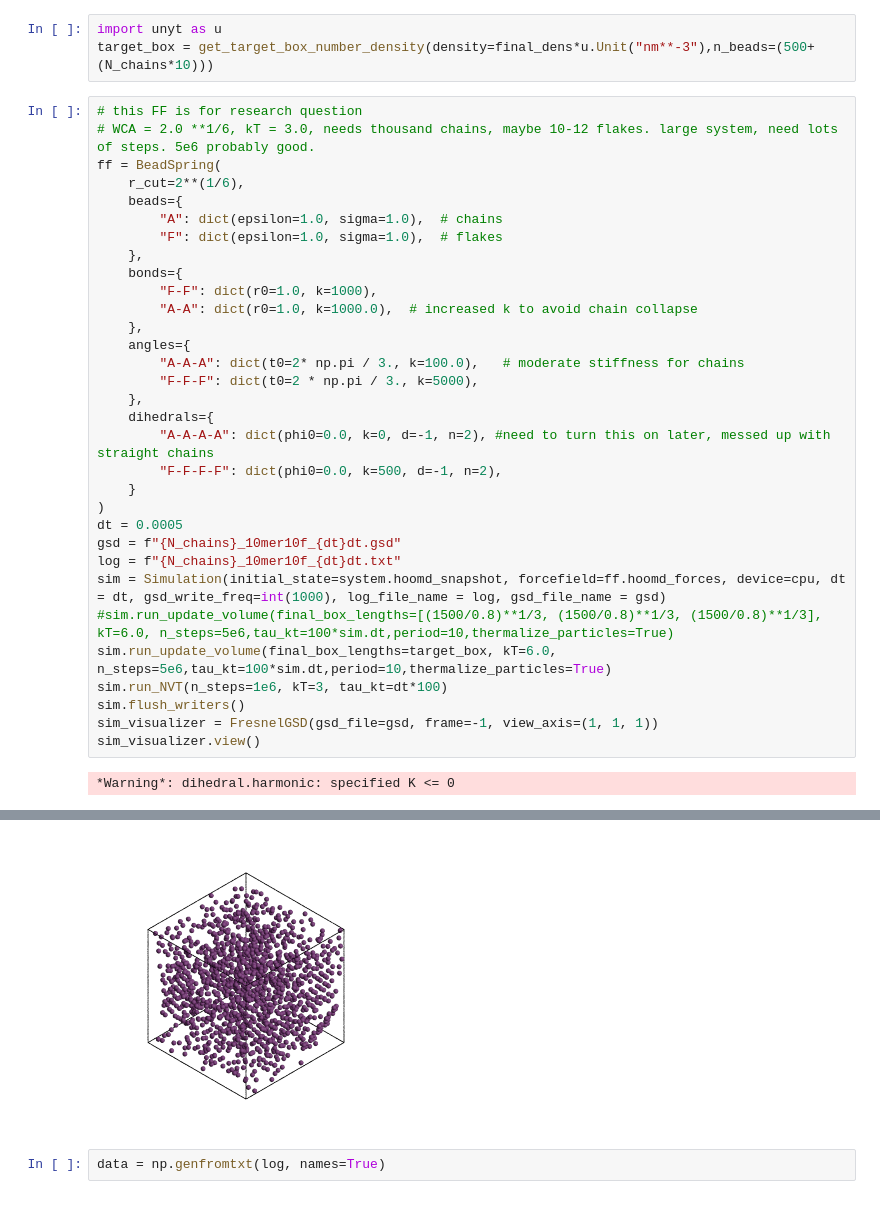
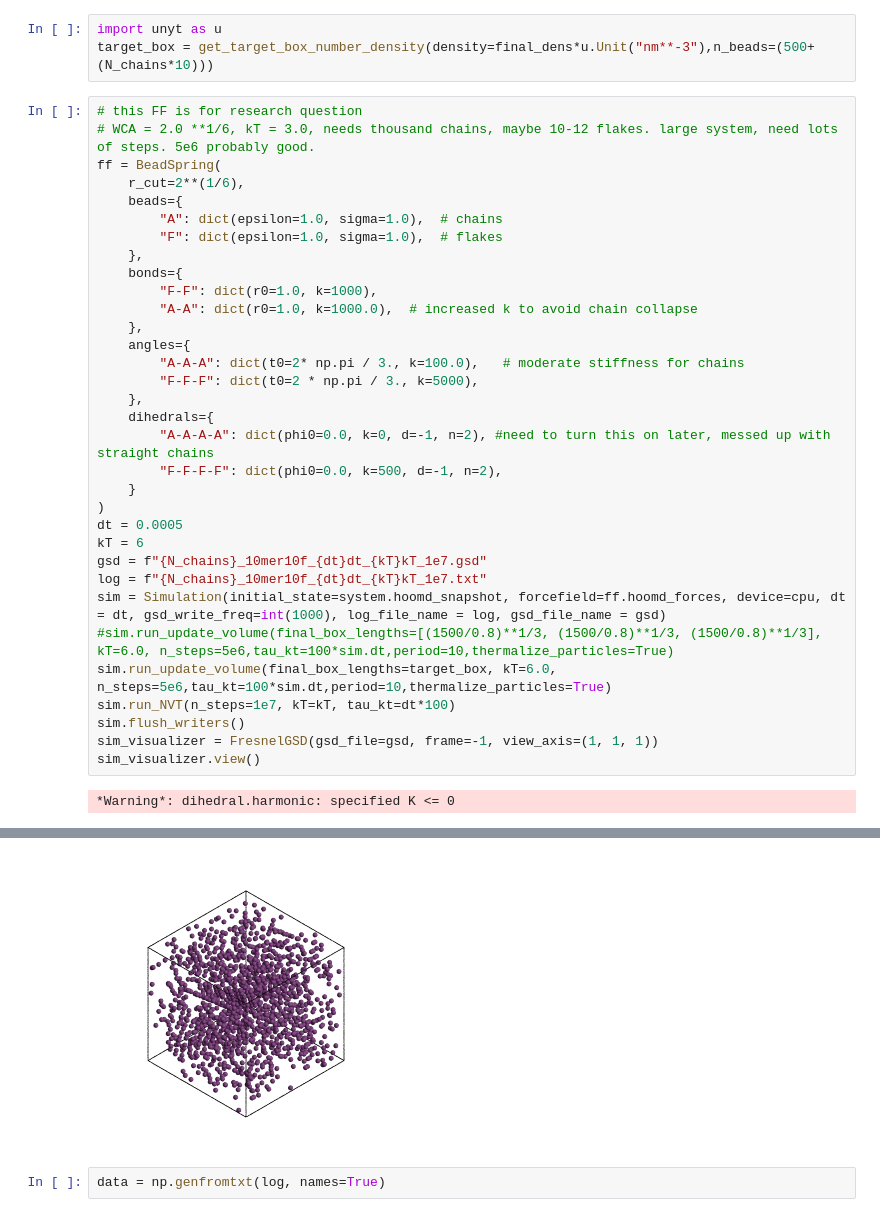
Before and after one commit to eridanirojas/mxene, a Jupyter notebook: example/sim_with_shrink.ipynb, the cells around one changed output, grey strips where cells are left out. Saved outputs shown, nothing was run; the diff lists cells and outputs as text.

```diff
--- a/example/sim_with_shrink.ipynb
+++ b/example/sim_with_shrink.ipynb
@@ -93,12 +93,13 @@ ff = BeadSpring(
     }
 )
 dt = 0.0005
-gsd = f"{N_chains}_10mer10f_{dt}dt.gsd"
-log = f"{N_chains}_10mer10f_{dt}dt.txt"
+kT = 6
+gsd = f"{N_chains}_10mer10f_{dt}dt_{kT}kT_1e7.gsd"
+log = f"{N_chains}_10mer10f_{dt}dt_{kT}kT_1e7.txt"
 sim = Simulation(initial_state=system.hoomd_snapshot, forcefield=ff.hoomd_forces, device=cpu, dt = dt, gsd_write_freq=int(1000), log_file_name = log, gsd_file_name = gsd)
 #sim.run_update_volume(final_box_lengths=[(1500/0.8)**1/3, (1500/0.8)**1/3, (1500/0.8)**1/3], kT=6.0, n_steps=5e6,tau_kt=100*sim.dt,period=10,thermalize_particles=True)
 sim.run_update_volume(final_box_lengths=target_box, kT=6.0, n_steps=5e6,tau_kt=100*sim.dt,period=10,thermalize_particles=True)
-sim.run_NVT(n_steps=1e6, kT=3, tau_kt=dt*100)
+sim.run_NVT(n_steps=1e7, kT=kT, tau_kt=dt*100)
 sim.flush_writers()
 sim_visualizer = FresnelGSD(gsd_file=gsd, frame=-1, view_axis=(1, 1, 1))
 sim_visualizer.view()
@@ -124,4 +125,4 @@ Step 999999 of 1000000; TPS: 2883.51; ETA: 0.0 minutes
-[figure, old version]
+[figure, new version]
 # %%
 data = np.genfromtxt(log, names=True)
 # %%
```
Also changed, not shown: parts of 1 cell of this notebook.
